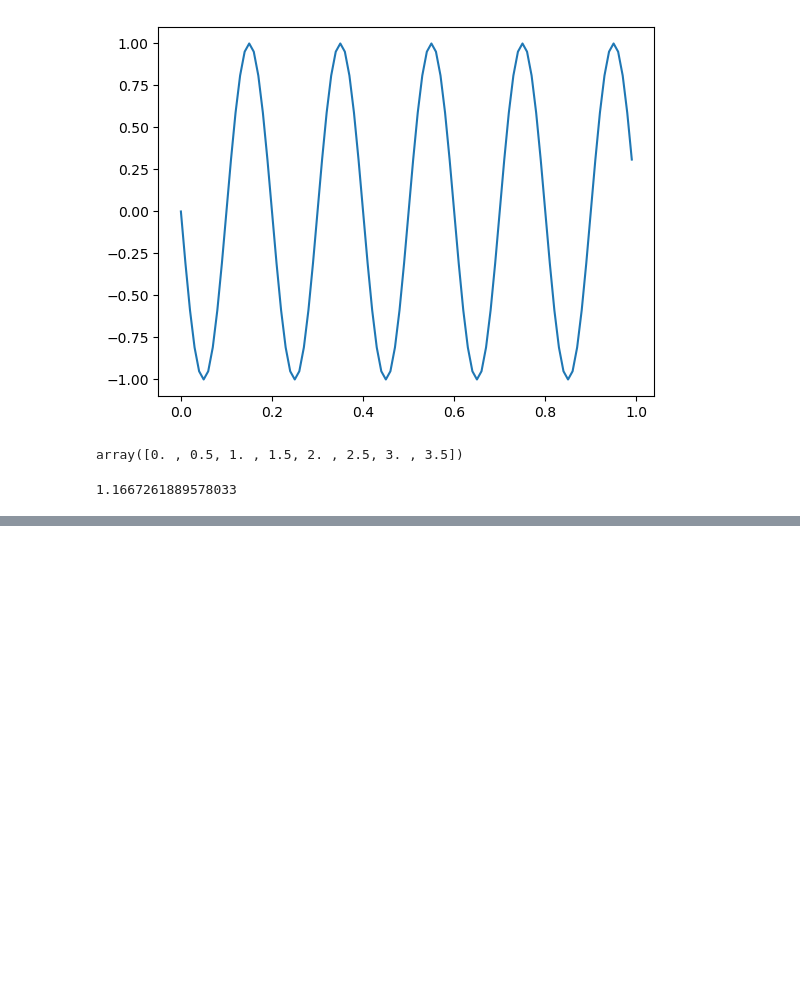
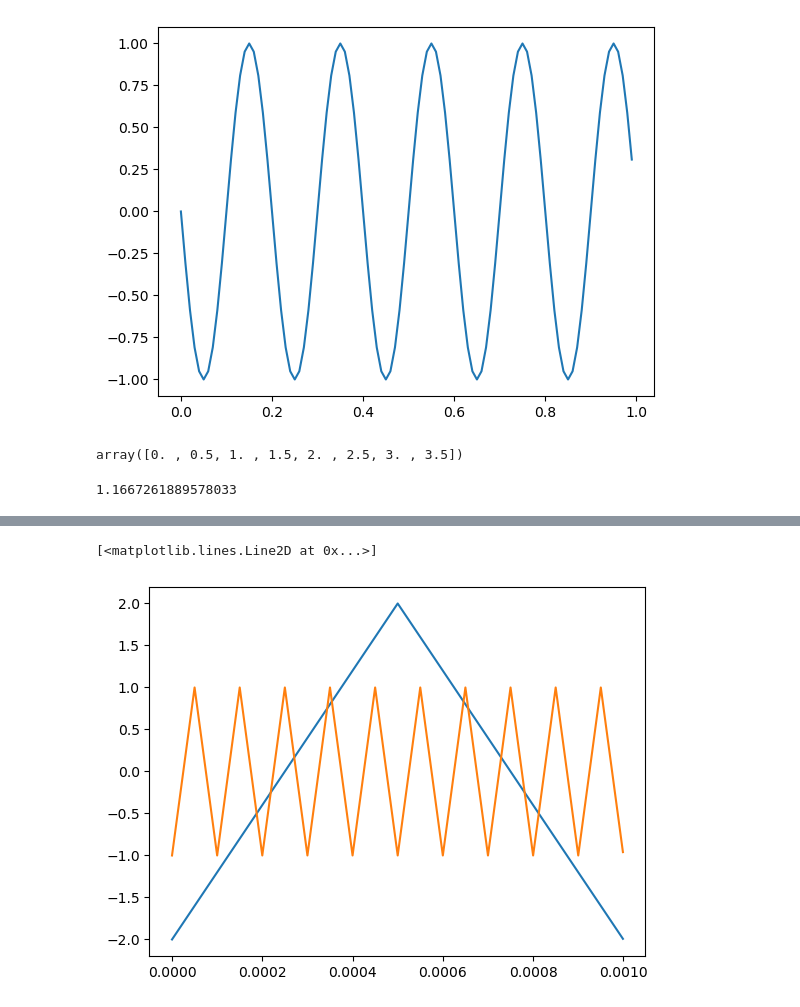
Before and after one commit to nazeern/nanotech, a Jupyter notebook: SimRC.ipynb, the cells around one changed output, grey strips where cells are left out. Saved outputs shown, nothing was run; the diff lists cells and outputs as text; code cells hidden in the pictures; blank space fills up the shorter version.

```diff
--- a/SimRC.ipynb
+++ b/SimRC.ipynb
@@ -423,0 +499,21 @@ np.sqrt(np.mean(V_in**2))
+# %%
+freqs = [1000, 10000]
+
+duration = 1 / min(freqs) * 1
+samp_rate = max(freqs) * 100
+# %%
+# Sum multiple triangle waves
+t, wave1 = generate_wave(freqs[0], 2, "triangle", duration=duration, samp_rate=samp_rate)
+_, wave2 = generate_wave(freqs[1], 1, "triangle", duration=duration, samp_rate=samp_rate)
+# _, wave3 = generate_wave(freqs[2], amp, "triangle", duration=duration, samp_rate=samp_rate)
+
+wave = wave1 + wave2
+
+_, unit_wave = generate_wave(1000, 1, "triangle", duration=duration, samp_rate=samp_rate)
+# %%
+plt.plot(t, wave1)
+plt.plot(t, wave2)
+# plt.plot(t, wave3)
+# %% [output]
+[<matplotlib.lines.Line2D at 0x...>]
+[figure, added]
```
Also changed, not shown: parts of 16 cells of this notebook, 3 other files.
